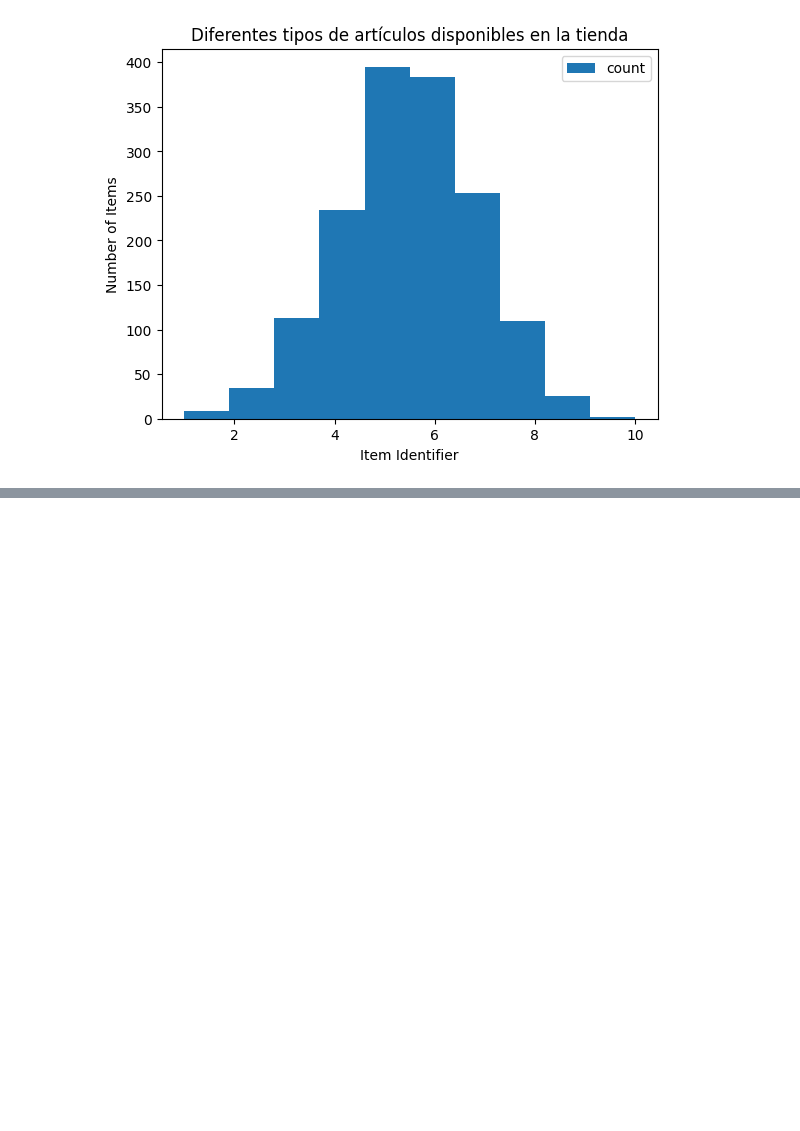
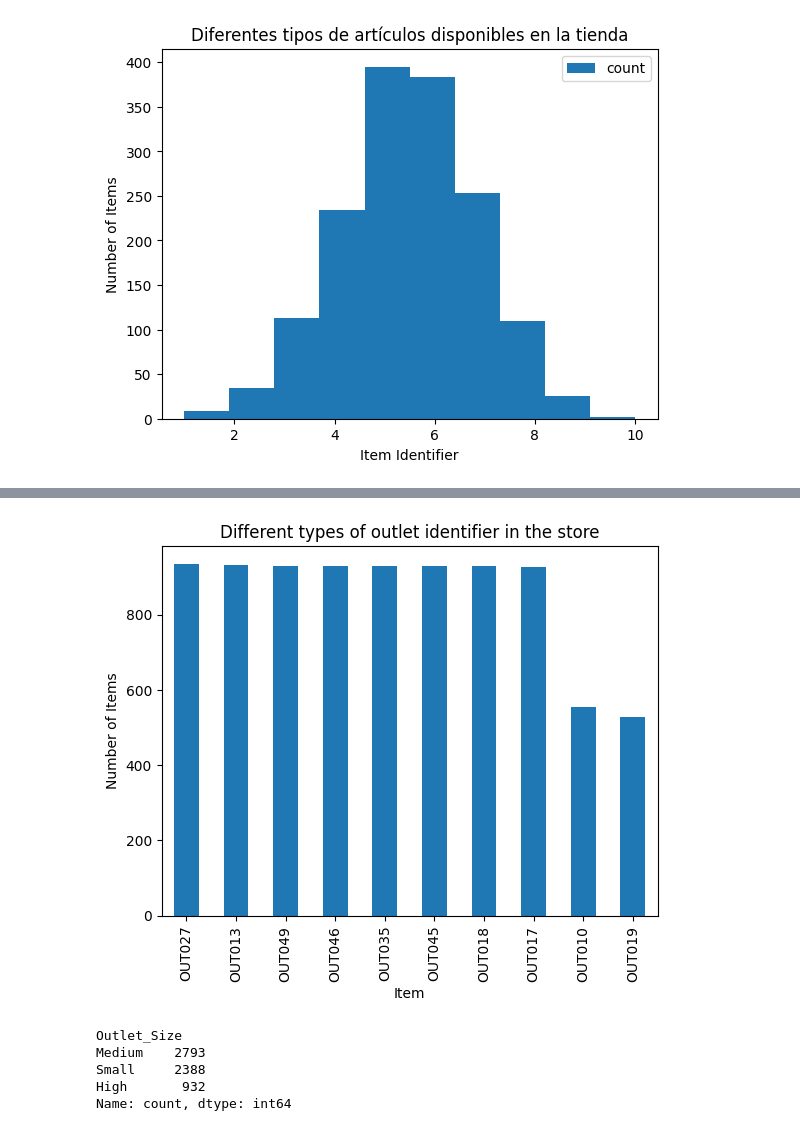
Before and after one commit to Mapache2302/ProTesis, a Jupyter notebook: Tesis/ProyectoTesis.ipynb, the cells around one changed output, grey strips where cells are left out. Cells and saved outputs as stored; diff of their text form; code cells hidden in the pictures; blank space fills up the shorter version.

```diff
--- a/Tesis/ProyectoTesis.ipynb
+++ b/Tesis/ProyectoTesis.ipynb
@@ -178,0 +249,21 @@ plt.show()
+# %%
+# we will analyze only the training set
+
+train['Outlet_Identifier'].value_counts(normalize = True)
+train['Outlet_Identifier'].value_counts().plot.bar()
+plt.title('Different types of outlet identifier in the store')
+plt.xlabel('Item')
+plt.ylabel('Number of Items')
+plt.show()
+# %% [output]
+[figure, added]
+# %%
+# checking the different types of Outlet Size
+
+train['Outlet_Size'].value_counts()
+# %% [output]
+Outlet_Size
+Medium    2793
+Small     2388
+High       932
+Name: count, dtype: int64
```
Also changed, not shown: parts of 28 cells of this notebook.
